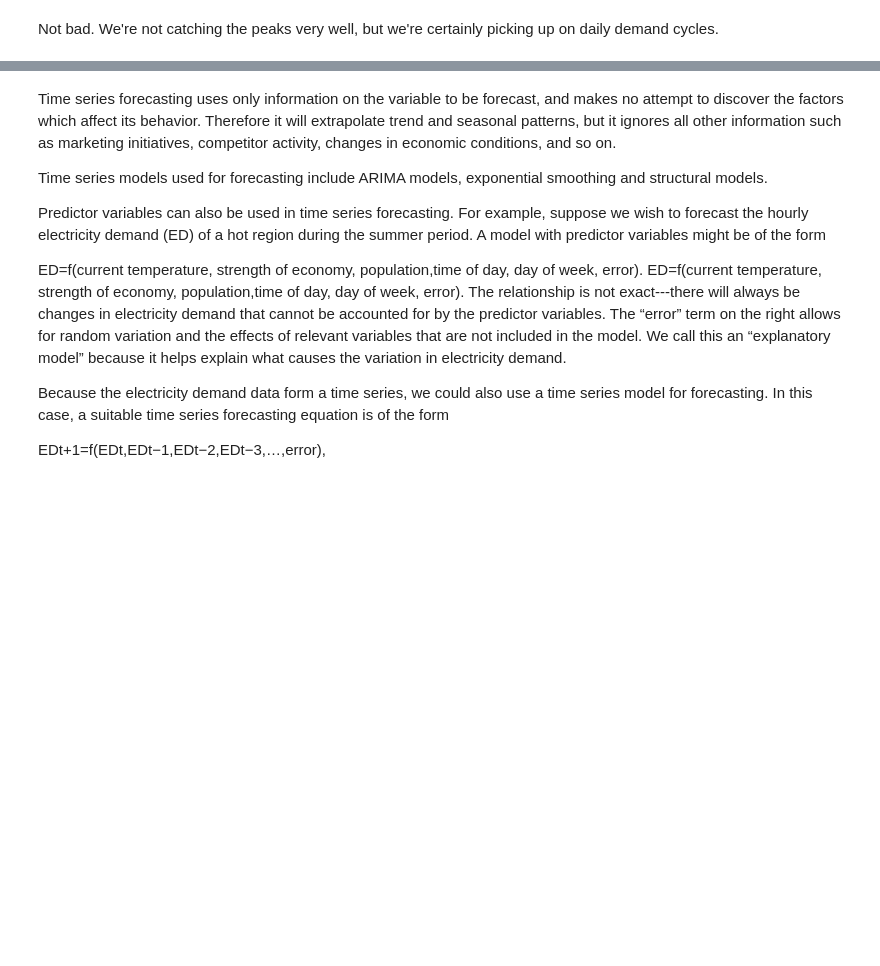
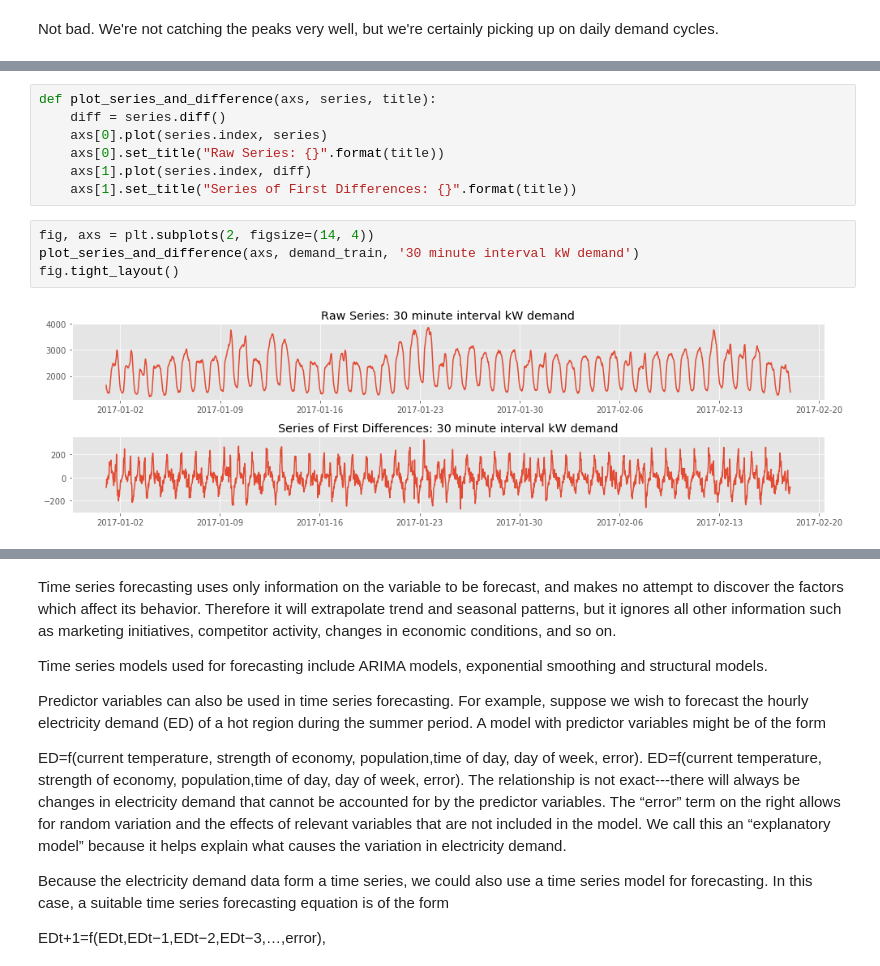
Before and after one commit to kykiefer/electric-vehicle-detection, a Jupyter notebook: time_series_exploration.ipynb, the cells around one changed output, grey strips where cells are left out. Cells and saved outputs as stored; diff of their text form; blank space fills up the shorter version.

```diff
--- a/time_series_exploration.ipynb
+++ b/time_series_exploration.ipynb
@@ -181,0 +186,13 @@ pandas.core.series.Series
+# %%
+def plot_series_and_difference(axs, series, title):
+    diff = series.diff()
+    axs[0].plot(series.index, series)
+    axs[0].set_title("Raw Series: {}".format(title))
+    axs[1].plot(series.index, diff)
+    axs[1].set_title("Series of First Differences: {}".format(title))
+# %%
+fig, axs = plt.subplots(2, figsize=(14, 4))
+plot_series_and_difference(axs, demand_train, '30 minute interval kW demand')
+fig.tight_layout()
+# %% [output]
+[figure, added]
```
Also changed, not shown: parts of 8 cells of this notebook.
